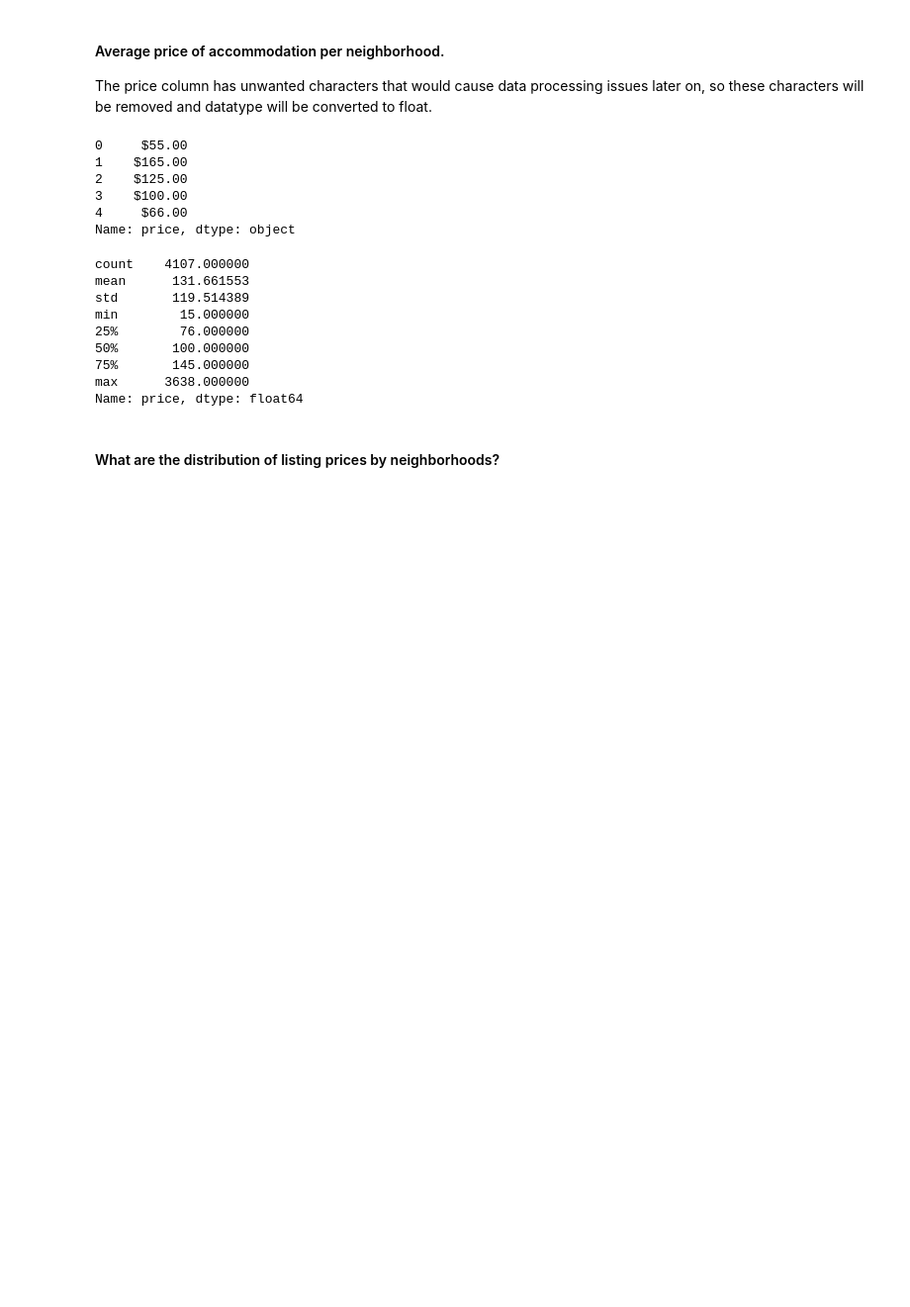
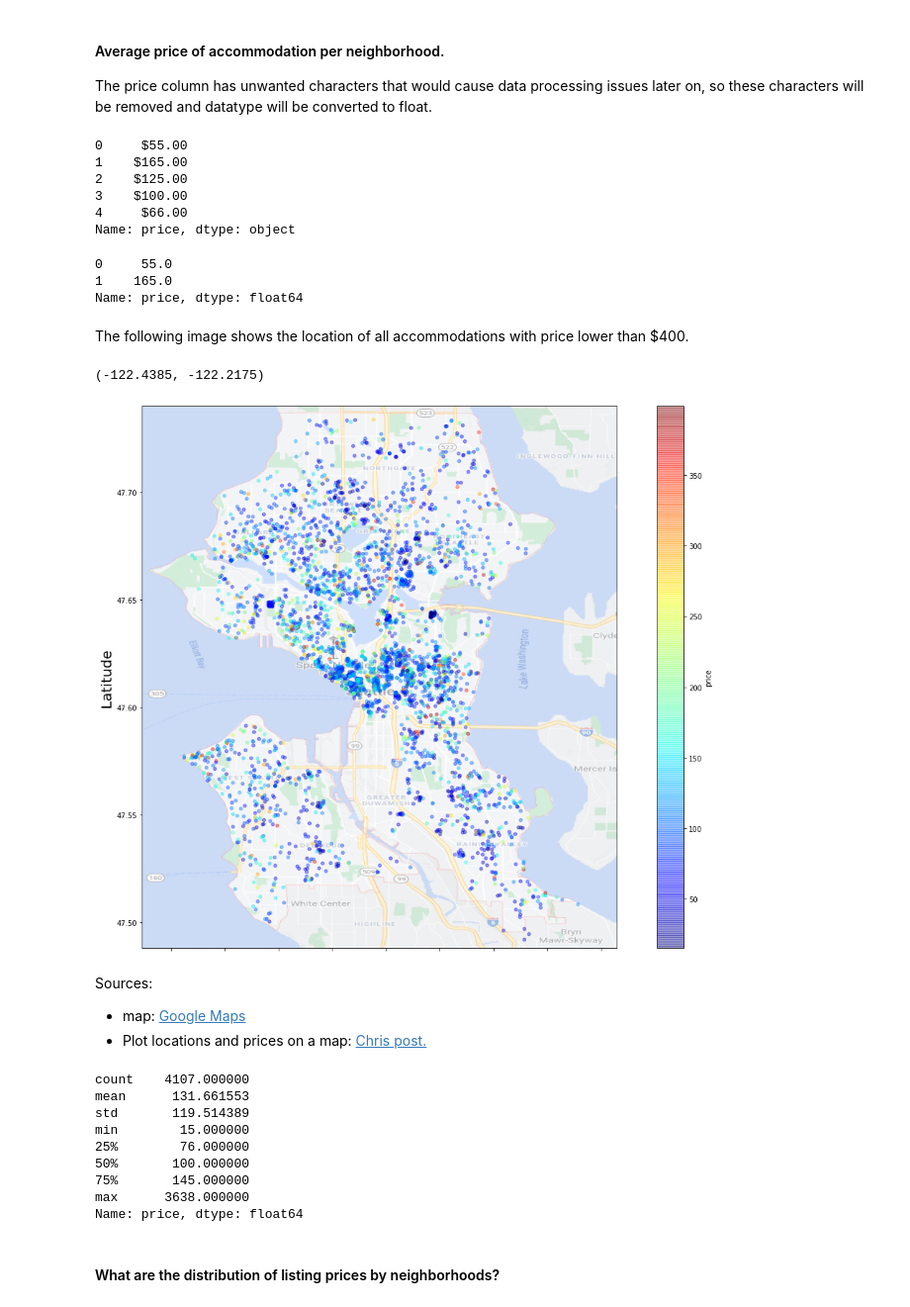
Before and after one commit to oliveirampo/airbnb_seatle, a Jupyter notebook: run.ipynb, the cells around one changed output. Shown: that part at 99% size. Saved outputs shown, nothing was run; the diff lists cells and outputs as text; code cells hidden in the pictures; blank space fills up the shorter version.

```diff
--- a/run.ipynb
+++ b/run.ipynb
@@ -177,4 +257,50 @@ df_listing_detailed['price'].head(5)
 Name: price, dtype: object
 # %%
 df_listing_detailed['price'] = df_listing_detailed['price'].str.replace("[$, ]", "").astype("float")
+df_listing_detailed['price'].head(2)
+# %% [output]
+0     55.0
+1    165.0
+Name: price, dtype: float64
+# %% [markdown]
+The following image shows the location of all accommodations with price lower than $400.
+# %%
+import matplotlib.image as mpimg
+
+seattle_map_img = mpimg.imread('images/map_seattle.png')
+df_tmp = df_listing_detailed[df_listing_detailed['price'] < 400]
+
+# plot the data
+ax = df_tmp.plot(
+    kind="scatter",
+    x="longitude",
+    y="latitude",
+    figsize=(20,14),
+    c="price",
+    cmap=plt.get_cmap("jet"),
+    colorbar=True,
+    alpha=0.4,
+)
+
+# use our map with it's bounding coordinates
+x1 = -122.4385
+x2 = -122.2175
+y1 = 47.4880
+y2 = 47.740
+plt.imshow(seattle_map_img, extent=[x1, x2, y1, y2], alpha=0.5)
+
+# add axis labels
+plt.ylabel("Latitude", fontsize=20)
+plt.xlabel("Longitude", fontsize=20)
+
+# set the min/max axis values - these must be the same as above
+plt.ylim(y1, y2)
+plt.xlim(x1, x2)
+# %% [output]
+(-122.4385, -122.2175)
+[figure, added]
+# %% [markdown]
+Sources:
+* map: [Google Maps](https://www.google.com/maps)
+* Plot locations and prices on a map: [Chris post.](https://towardsdatascience.com/lets-plot-airbnb-prices-on-a-map-of-singapore-ddbcae44fb69)
 # %%
```
Also changed, not shown: parts of 24 cells of this notebook.
